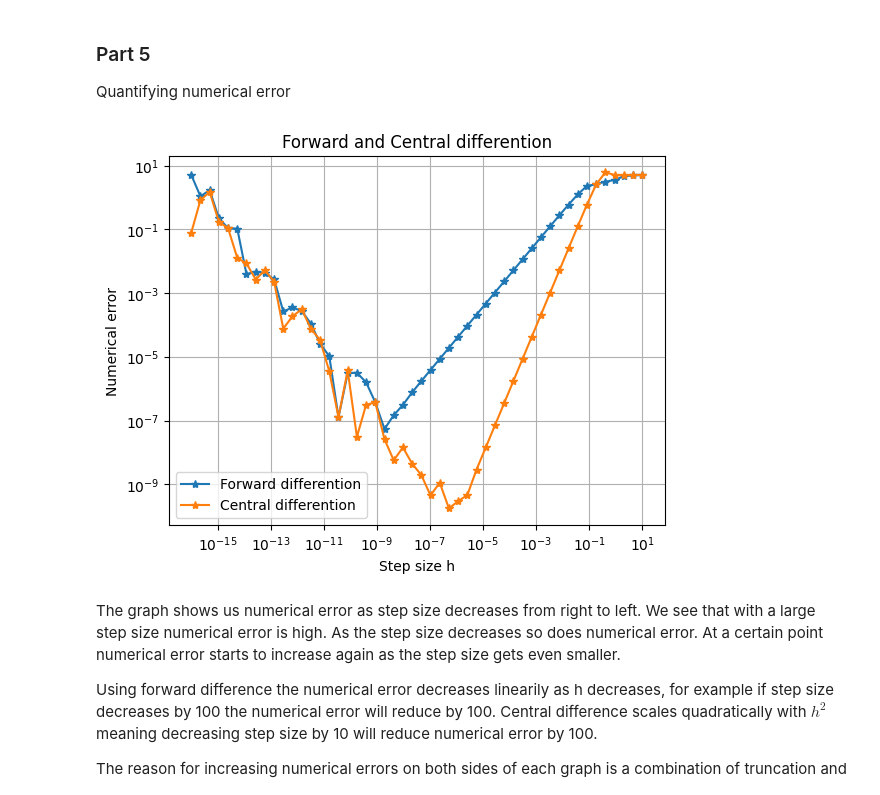
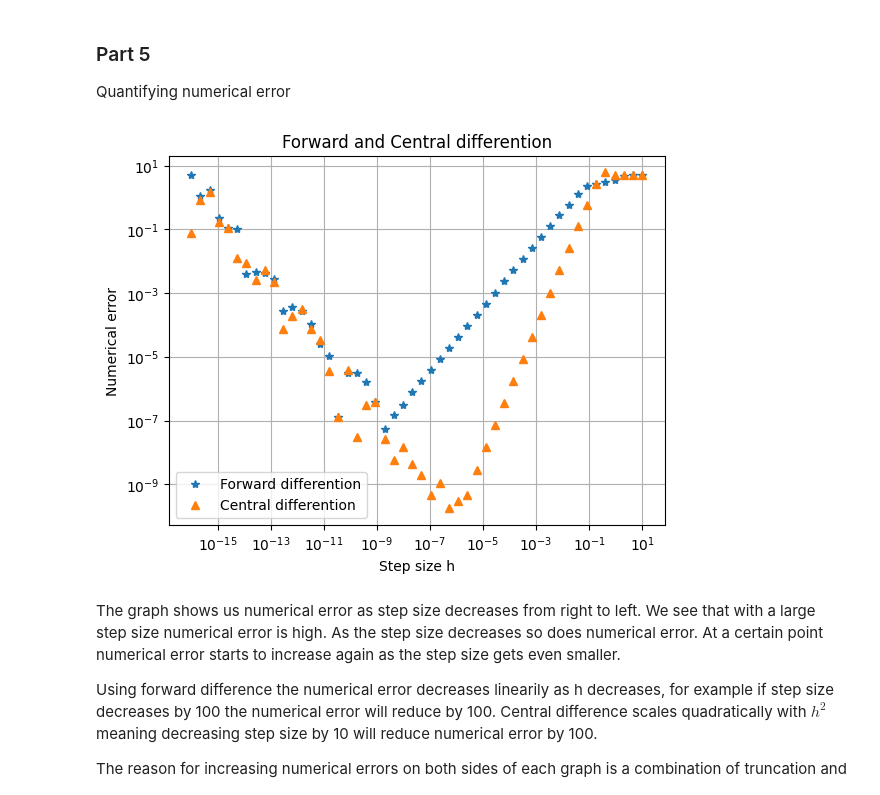
Before and after one commit to hoyes127/MOD300_Project_1, a Jupyter notebook: project1.ipynb, the cells around one changed output. Saved outputs shown, nothing was run; the diff lists cells and outputs as text; code cells hidden in the pictures.

```diff
--- a/project1.ipynb
+++ b/project1.ipynb
@@ -211,23 +211,23 @@ Quantifying numerical error
 # %%
 steps = np.logspace(-16, 1)
 
 forward_diff = forward_difference(f, 1, steps)
 central_diff = central_difference(f, 1, steps)
 analytical = f_derived(1)
 
 
-plt.plot(steps, np.abs(analytical - forward_diff), "-*", label="Forward differention")
-plt.plot(steps, np.abs(analytical - central_diff), "-*", label="Central differention")
+plt.plot(steps, np.abs(analytical - forward_diff), "*", label="Forward differention")
+plt.plot(steps, np.abs(analytical - central_diff), "^", label="Central differention")
 plt.grid()
 plt.legend()
 plt.xscale("log")
 plt.yscale("log")
 plt.xlabel("Step size h")
 plt.ylabel("Numerical error")
 plt.title("Forward and Central differention")
 plt.show()
 # %% [output]
-[figure, old version]
+[figure, new version]
 # %% [markdown]
 The graph shows us numerical error as step size decreases from right to left. We see that with a large step size numerical error is high. As the step size decreases so does numerical error. At a certain point numerical error starts to increase again as the step size gets even smaller.
 
```
